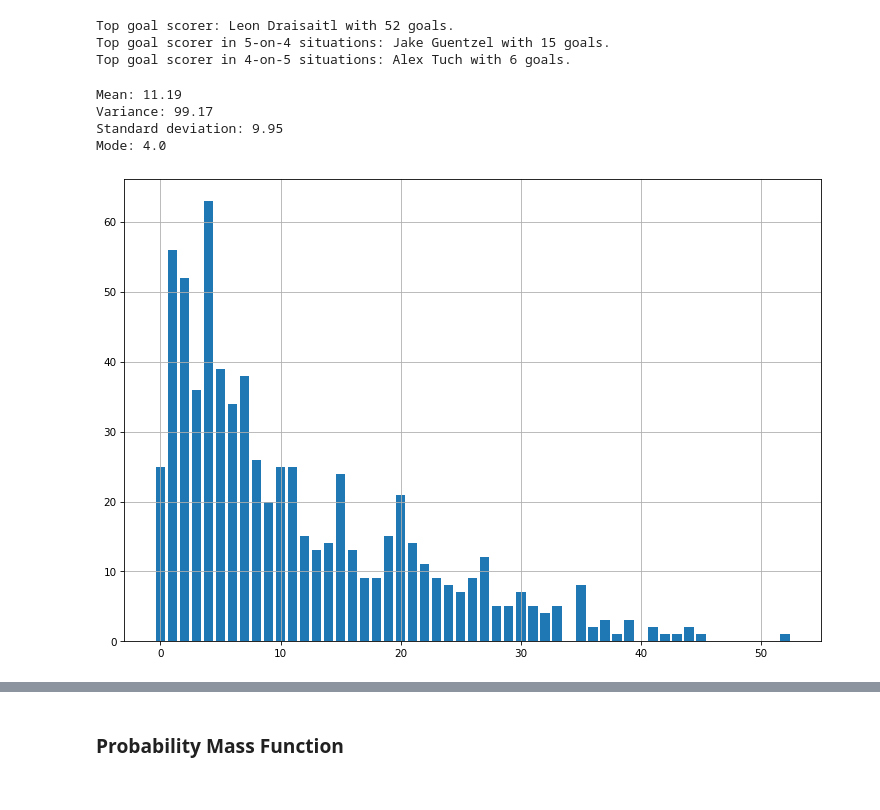
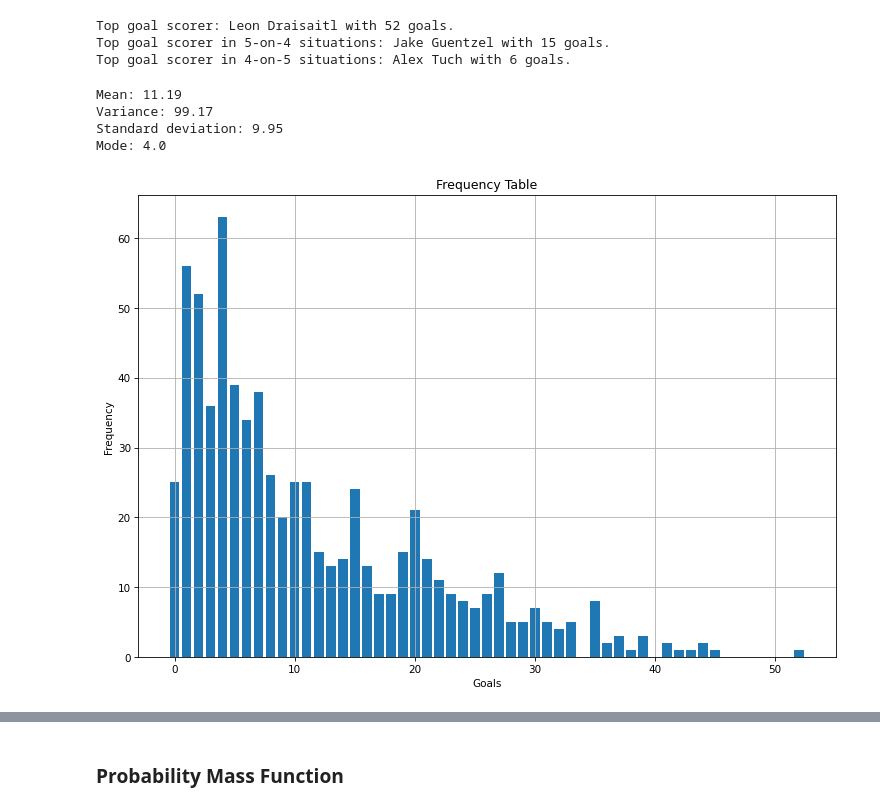
Before and after one commit to thedanicode24/moneypuck-data, a Jupyter notebook: skaters/goals.ipynb, the cells around one changed output, grey strips where cells are left out. Saved outputs shown, nothing was run; the diff lists cells and outputs as text; code cells hidden in the pictures.

```diff
--- a/skaters/goals.ipynb
+++ b/skaters/goals.ipynb
@@ -90,13 +90,13 @@ Top goal scorer: Leon Draisaitl with 52 goals.
 Top goal scorer in 5-on-4 situations: Jake Guentzel with 15 goals.
 Top goal scorer in 4-on-5 situations: Alex Tuch with 6 goals.
 # %%
-distributions_utils.plot_ftab(df_goals, feature, xlabel="Goals")
+ftab_utils.plot_ftab(df_goals, feature, xlabel="Goals")
 # %% [output]
 Mean: 11.19
 Variance: 99.17
 Standard deviation: 9.95
 Mode: 4.0
-[figure, old version]
+[figure, new version]
 # %%
 df1 = df_goals[df_goals["position"]!="D"]
 df2 = df_goals[df_goals["position"]=="D"]
```
Also changed, not shown: parts of 3 cells of this notebook, 8 other files.
